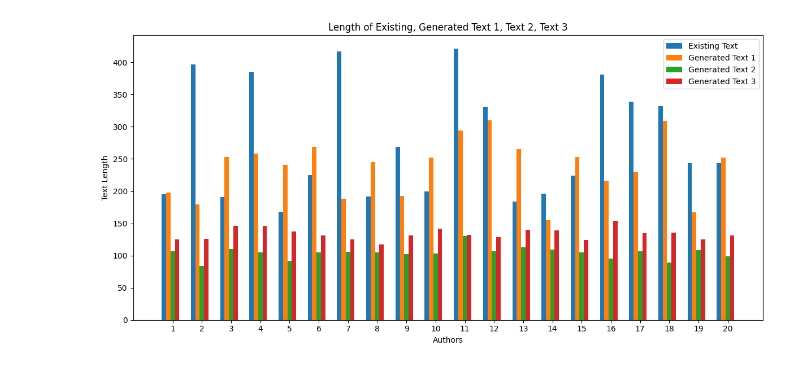
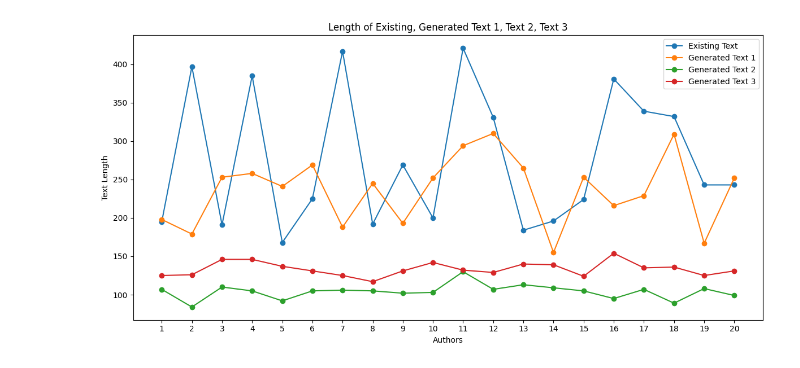
Before and after one commit to jonidamukaj/testing_LLMs, a Jupyter notebook: testing/paragraph1/davinci/TextLength.ipynb, the cells around one changed output. Drawn from its saved outputs; the diff is of its cells as text; code cells hidden in the pictures.

```diff
--- a/testing/paragraph1/davinci/TextLength.ipynb
+++ b/testing/paragraph1/davinci/TextLength.ipynb
@@ -6,13 +6,11 @@ import matplotlib.pyplot as plt
 with open("RandomNamesNEW.json", 'r') as json_file:
     data = json.load(json_file)
 # %%
-
 # Initialize lists to store text lengths
 existing_lengths = []
 generated_lengths = []
 generated2_lengths = []
 generated3_lengths = []
-
 
 # Iterate over each entry in the JSON data
 for i, entry in enumerate(data):
@@ -21,46 +19,41 @@ for i, entry in enumerate(data):
     generated2_text = entry['generated_text2']
     generated3_text = entry['generated_text3']
 
-
-    # Get the lengths of existing, generated, generated2, generated3, and generated4 texts
+    # Get the lengths of existing, generated, generated2, generated3 texts
     existing_length = len(existing_text)
     generated_length = len(generated_text)
     generated2_length = len(generated2_text)
     generated3_length = len(generated3_text)
-
 
     # Append text lengths to respective lists
     existing_lengths.append(existing_length)
     generated_lengths.append(generated_length)
     generated2_lengths.append(generated2_length)
     generated3_lengths.append(generated3_length)
 
-
-# Set up the bar chart
-x = range(len(data))
-width = 0.15
+# Set up the line plot
+x = range(1, len(data) + 1)
 plt.figure(figsize=(12, 6))
 
-# Plot the lengths of existing, generated, generated2, generated3, and generated4 texts
-plt.bar(x, existing_lengths, width, label='Existing Text')
-plt.bar([val + width for val in x], generated_lengths, width, label='Generated Text 1')
-plt.bar([val + width*2 for val in x], generated2_lengths, width, label='Generated Text 2')
-plt.bar([val + width*3 for val in x], generated3_lengths, width, label='Generated Text 3')
-
+# Plot the lengths of existing, generated, generated2, generated3 texts as lines
+plt.plot(x, existing_lengths, label='Existing Text', marker='o')
+plt.plot(x, generated_lengths, label='Generated Text 1', marker='o')
+plt.plot(x, generated2_lengths, label='Generated Text 2', marker='o')
+plt.plot(x, generated3_lengths, label='Generated Text 3', marker='o')
 
 # Set the labels and title
 plt.xlabel('Authors')
 plt.ylabel('Text Length')
 plt.title('Length of Existing, Generated Text 1, Text 2, Text 3')
 
-# Set the x-axis tick labels as entry numbers
-plt.xticks([val + width*2 for val in x], range(1, len(data) + 1))
+# Set the x-axis ticks
+plt.xticks(x)
 
 # Add a legend
 plt.legend()
 
 # Show the plot
 plt.tight_layout()
 plt.show()
 # %% [output]
-[figure, old version]
+[figure, new version]
```
Also changed, not shown: 7 other files.
